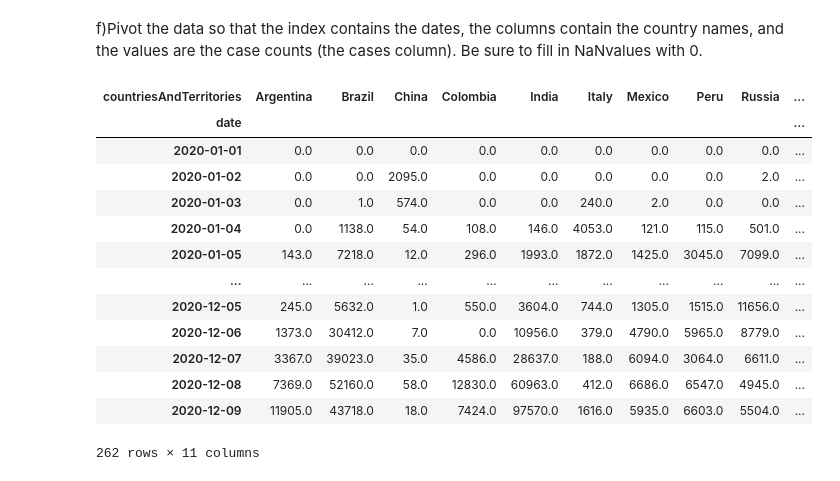
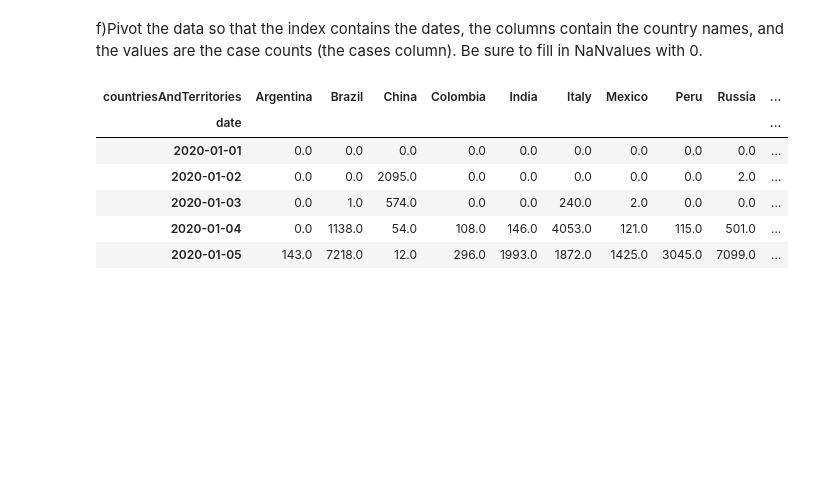
Before and after one commit to CielCiel1/Data-preparation, a Jupyter notebook: week 4 - data wrangling/l4.ipynb, the cells around one changed output. Cells and saved outputs as stored; diff of their text form; code cells hidden in the pictures; blank space fills up the shorter version.

```diff
--- a/week 4 - data wrangling/l4.ipynb
+++ b/week 4 - data wrangling/l4.ipynb
@@ -186,19 +177,12 @@ covid_clean.head()
 f)Pivot the data so that the index contains the dates, the columns contain the country names, and the values are the case counts (the cases column). Be sure to fill in NaNvalues with 0.
 # %%
 pivot_covid = covid_clean.pivot(columns="countriesAndTerritories",values="cases").fillna(0)
-pivot_covid
+pivot_covid.head()
 # %% [output]
 | countriesAndTerritories | Argentina | Brazil | China | Colombia | India | Italy | Mexico | Peru | Russia | ... |
 | date |  |  |  |  |  |  |  |  |  | ... |
 | 2020-01-01 | 0.0 | 0.0 | 0.0 | 0.0 | 0.0 | 0.0 | 0.0 | 0.0 | 0.0 | ... |
 | 2020-01-02 | 0.0 | 0.0 | 2095.0 | 0.0 | 0.0 | 0.0 | 0.0 | 0.0 | 2.0 | ... |
 | 2020-01-03 | 0.0 | 1.0 | 574.0 | 0.0 | 0.0 | 240.0 | 2.0 | 0.0 | 0.0 | ... |
 | 2020-01-04 | 0.0 | 1138.0 | 54.0 | 108.0 | 146.0 | 4053.0 | 121.0 | 115.0 | 501.0 | ... |
 | 2020-01-05 | 143.0 | 7218.0 | 12.0 | 296.0 | 1993.0 | 1872.0 | 1425.0 | 3045.0 | 7099.0 | ... |
-| ... | ... | ... | ... | ... | ... | ... | ... | ... | ... | ... |
-| 2020-12-05 | 245.0 | 5632.0 | 1.0 | 550.0 | 3604.0 | 744.0 | 1305.0 | 1515.0 | 11656.0 | ... |
-| 2020-12-06 | 1373.0 | 30412.0 | 7.0 | 0.0 | 10956.0 | 379.0 | 4790.0 | 5965.0 | 8779.0 | ... |
-| 2020-12-07 | 3367.0 | 39023.0 | 35.0 | 4586.0 | 28637.0 | 188.0 | 6094.0 | 3064.0 | 6611.0 | ... |
-| 2020-12-08 | 7369.0 | 52160.0 | 58.0 | 12830.0 | 60963.0 | 412.0 | 6686.0 | 6547.0 | 4945.0 | ... |
-| 2020-12-09 | 11905.0 | 43718.0 | 18.0 | 7424.0 | 97570.0 | 1616.0 | 5935.0 | 6603.0 | 5504.0 | ... |
-262 rows × 11 columns
```
Also changed, not shown: parts of 2 cells of this notebook.
